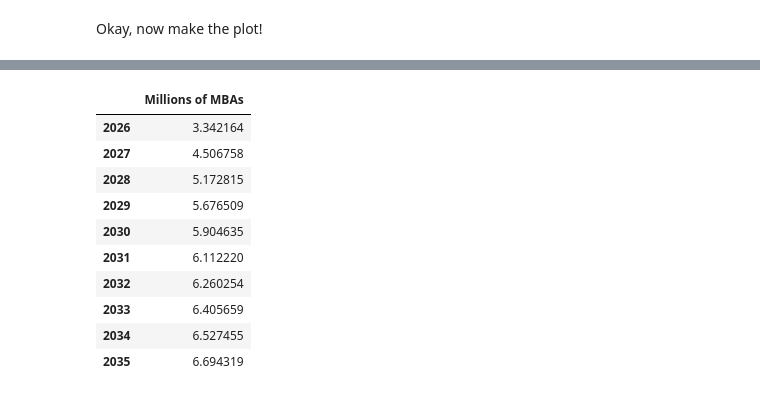
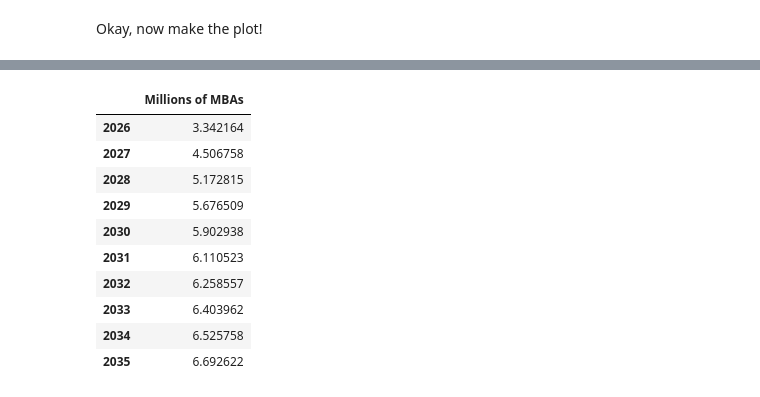
Before and after one commit to rhiannonlynne/discovery_plot, a Jupyter notebook: discovery_years.ipynb, the cells around one changed output, grey strips where cells are left out. Saved outputs shown, nothing was run; the diff lists cells and outputs as text; code cells hidden in the pictures.

```diff
--- a/discovery years.ipynb
+++ b/discovery_years.ipynb
@@ -256,23 +256,23 @@ Text(0.5, 0, 'Year of Discovery')
 [figure]
 # %%
-# It can be interesting to just see numbers of objects per year ..
-mm = TotalSSOAtTimeMetric(times, 24, dndh_func=mba_dndh_sdss)
+# It can be interesting to just see (cumulative) numbers of objects per year (down to a given H magnitude)
+mm = TotalSSOAtTimeMetric(times, 23, dndh_func=mba_dndh_sdss)
 
 mba_n = maf.make_completeness_bundle(
                     mba, mm, h_mark=None, results_db=None
                 )
 pd.DataFrame(mba_n.metric_values.compressed()/1e6,
              index=np.concatenate([years, np.array([years[0]+10])]),
              columns=['Millions of MBAs'])[1:]
 # %% [output]
 |  | Millions of MBAs |
 | 2026 | 3.342164 |
 | 2027 | 4.506758 |
 | 2028 | 5.172815 |
 | 2029 | 5.676509 |
-| 2030 | 5.904635 |
-| 2031 | 6.112220 |
-| 2032 | 6.260254 |
-| 2033 | 6.405659 |
-| 2034 | 6.527455 |
-| 2035 | 6.694319 |
+| 2030 | 5.902938 |
+| 2031 | 6.110523 |
+| 2032 | 6.258557 |
+| 2033 | 6.403962 |
+| 2034 | 6.525758 |
+| 2035 | 6.692622 |
```
Also changed, not shown: parts of 3 cells of this notebook, 2 other files.
